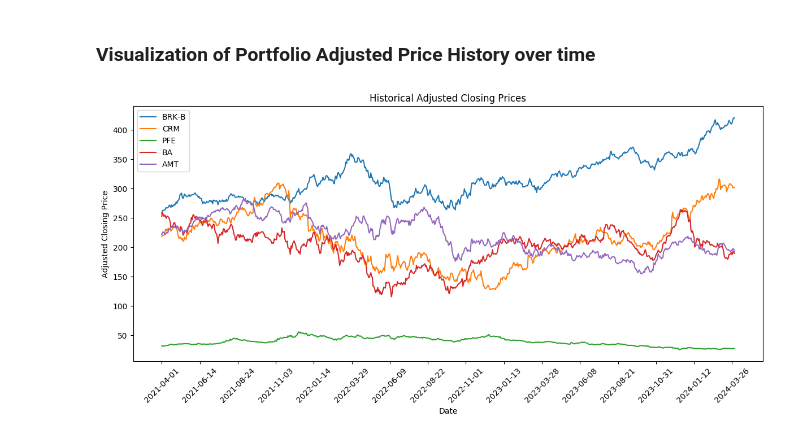
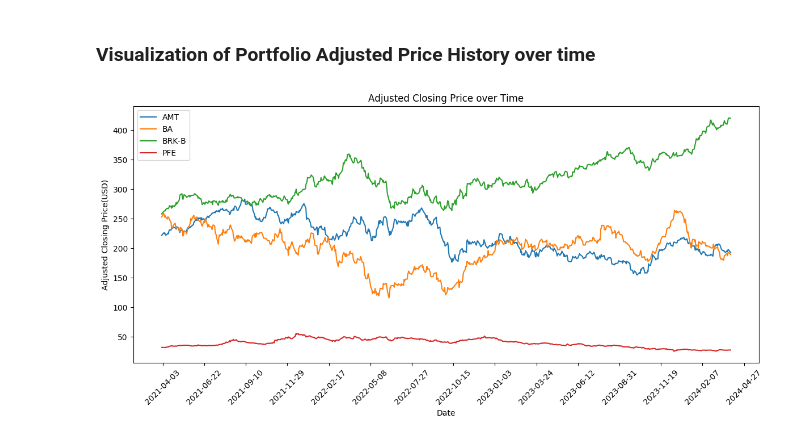
Before and after one commit to victorezealuma/Stock_Portfolio_Optimization, a Jupyter notebook: Portfolio_Opt_.ipynb, the cells around one changed output. Drawn from its saved outputs; the diff is of its cells as text; code cells hidden in the pictures.

```diff
--- a/Portfolio_Opt_.ipynb
+++ b/Portfolio_Opt_.ipynb
@@ -22,13 +19,11 @@ ModuleNotFoundError: No module named 'scripts.data_preprocessing'
 # %%
 import pandas as pd
 
-portfolio_tickers = ["BRK-B","CRM","PFE","BA","AMT"]
+portfolio_tickers = ["BRK-B","PFE","BA","AMT"]
 
 historical_data = yf.download(portfolio_tickers, start="2021-04-01", end=None)["Adj Close"]
 
-historical_data
+df = pd.DataFrame(historical_data)
 
-historical_data.to_csv("historical_data.csv")
-
-print("historical_data.csv")
+df
 # %% [output]
@@ -55,18 +46,21 @@ display(historical_data)
 ### Visualization of Portfolio Adjusted Price History over time
 # %%
 plt.figure(figsize=(12, 6))  # Adjust the figure size as needed
-for ticker in portfolio_tickers:
-    plt.plot(historical_data["Date"], historical_data[ticker], label=ticker)
+
+my_stocks = df
+
+for c in my_stocks.columns.values:
+  plt.plot(my_stocks[c],label=c)       # Creates and plots the graph
 
 plt.xlabel("Date")
-plt.ylabel("Adjusted Closing Price")
-plt.title("Historical Adjusted Closing Prices")
+plt.ylabel("Adjusted Closing Price(USD)")
+plt.title("Adjusted Closing Price over Time")
 plt.legend()
 plt.grid(False)
 plt.gca().xaxis.set_major_locator(plt.MaxNLocator(20))  # Adjust the number as needed
 plt.xticks(rotation=45)  # Rotate x-axis labels for readability
 plt.tight_layout()
 
 plt.show()
 # %% [output]
-[figure, old version]
+[figure, new version]
```
Also changed, not shown: parts of 7 cells of this notebook.
